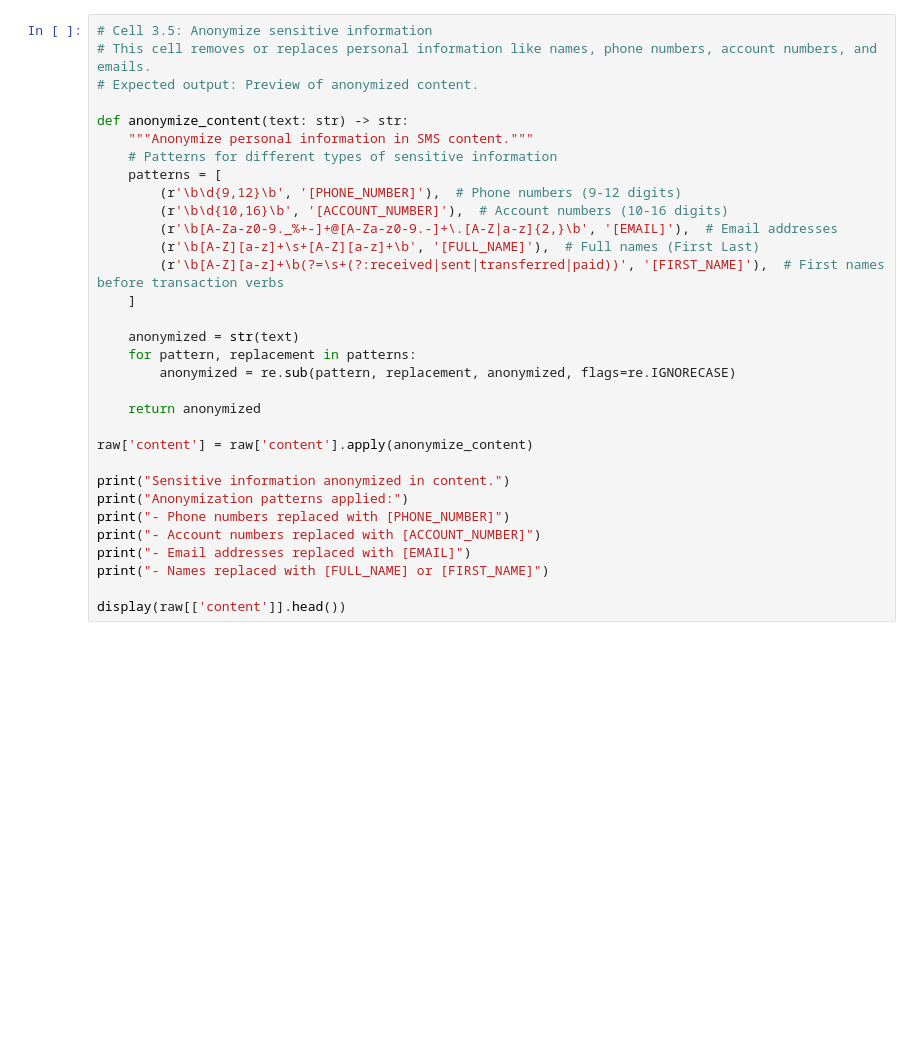
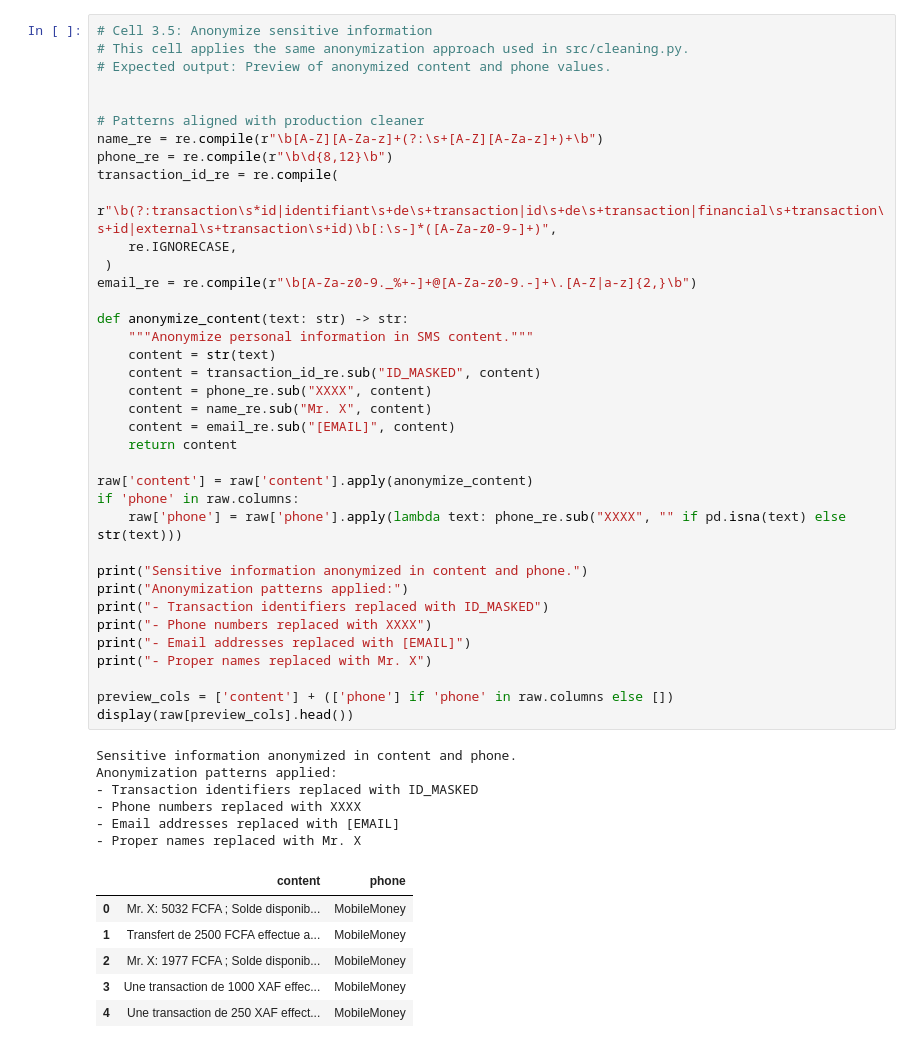
Before and after one commit to Phineas-bot/Final-data-sc, a Jupyter notebook: project/submission/DataScience_Final_GroupA_TeamGamma/2_Data_Cleaning/cleaning_notebook.ipynb, the cells around one changed output. Saved outputs shown, nothing was run; the diff lists cells and outputs as text; blank space fills up the shorter version.

```diff
--- a/project/submission/DataScience_Final_GroupA_TeamGamma/2_Data_Cleaning/cleaning_notebook.ipynb
+++ b/project/submission/DataScience_Final_GroupA_TeamGamma/2_Data_Cleaning/cleaning_notebook.ipynb
@@ -59,35 +70,53 @@ raw['transaction_id'] = [build_transaction_id(idx, source) for idx, source in en
 # %%
 # Cell 3.5: Anonymize sensitive information
-# This cell removes or replaces personal information like names, phone numbers, account numbers, and emails.
-# Expected output: Preview of anonymized content.
+# This cell applies the same anonymization approach used in src/cleaning.py.
+# Expected output: Preview of anonymized content and phone values.
+
+
+# Patterns aligned with production cleaner
+name_re = re.compile(r"\b[A-Z][A-Za-z]+(?:\s+[A-Z][A-Za-z]+)+\b")
+phone_re = re.compile(r"\b\d{8,12}\b")
+transaction_id_re = re.compile(
+    r"\b(?:transaction\s*id|identifiant\s+de\s+transaction|id\s+de\s+transaction|financial\s+transaction\s+id|external\s+transaction\s+id)\b[:\s-]*([A-Za-z0-9-]+)",
+    re.IGNORECASE,
+ )
+email_re = re.compile(r"\b[A-Za-z0-9._%+-]+@[A-Za-z0-9.-]+\.[A-Z|a-z]{2,}\b")
 
 def anonymize_content(text: str) -> str:
     """Anonymize personal information in SMS content."""
-    # Patterns for different types of sensitive information
-    patterns = [
-        (r'\b\d{9,12}\b', '[PHONE_NUMBER]'),  # Phone numbers (9-12 digits)
-        (r'\b\d{10,16}\b', '[ACCOUNT_NUMBER]'),  # Account numbers (10-16 digits)
-        (r'\b[A-Za-z0-9._%+-]+@[A-Za-z0-9.-]+\.[A-Z|a-z]{2,}\b', '[EMAIL]'),  # Email addresses
-        (r'\b[A-Z][a-z]+\s+[A-Z][a-z]+\b', '[FULL_NAME]'),  # Full names (First Last)
-        (r'\b[A-Z][a-z]+\b(?=\s+(?:received|sent|transferred|paid))', '[FIRST_NAME]'),  # First names before transaction verbs
-    ]
-
-    anonymized = str(text)
-    for pattern, replacement in patterns:
-        anonymized = re.sub(pattern, replacement, anonymized, flags=re.IGNORECASE)
-
-    return anonymized
+    content = str(text)
+    content = transaction_id_re.sub("ID_MASKED", content)
+    content = phone_re.sub("XXXX", content)
+    content = name_re.sub("Mr. X", content)
+    content = email_re.sub("[EMAIL]", content)
+    return content
 
 raw['content'] = raw['content'].apply(anonymize_content)
+if 'phone' in raw.columns:
+    raw['phone'] = raw['phone'].apply(lambda text: phone_re.sub("XXXX", "" if pd.isna(text) else str(text)))
 
-print("Sensitive information anonymized in content.")
+print("Sensitive information anonymized in content and phone.")
 print("Anonymization patterns applied:")
-print("- Phone numbers replaced with [PHONE_NUMBER]")
-print("- Account numbers replaced with [ACCOUNT_NUMBER]")
+print("- Transaction identifiers replaced with ID_MASKED")
+print("- Phone numbers replaced with XXXX")
 print("- Email addresses replaced with [EMAIL]")
-print("- Names replaced with [FULL_NAME] or [FIRST_NAME]")
+print("- Proper names replaced with Mr. X")
 
-display(raw[['content']].head())
+preview_cols = ['content'] + (['phone'] if 'phone' in raw.columns else [])
+display(raw[preview_cols].head())
+# %% [output]
+Sensitive information anonymized in content and phone.
+Anonymization patterns applied:
+- Transaction identifiers replaced with ID_MASKED
+- Phone numbers replaced with XXXX
+- Email addresses replaced with [EMAIL]
+- Proper names replaced with Mr. X
+|  | content | phone |
+| 0 | Mr. X: 5032 FCFA ; Solde disponib... | MobileMoney |
+| 1 | Transfert de 2500 FCFA effectue a... | MobileMoney |
+| 2 | Mr. X: 1977 FCFA ; Solde disponib... | MobileMoney |
+| 3 | Une transaction de 1000 XAF effec... | MobileMoney |
+| 4 | Une transaction de 250 XAF effect... | MobileMoney |
 # %%
 # Cell 4: Define regex patterns for message categorization
 # This cell sets up regular expressions to identify different types of SMS messages.
```
Also changed, not shown: parts of 11 cells of this notebook, 3 other files.
